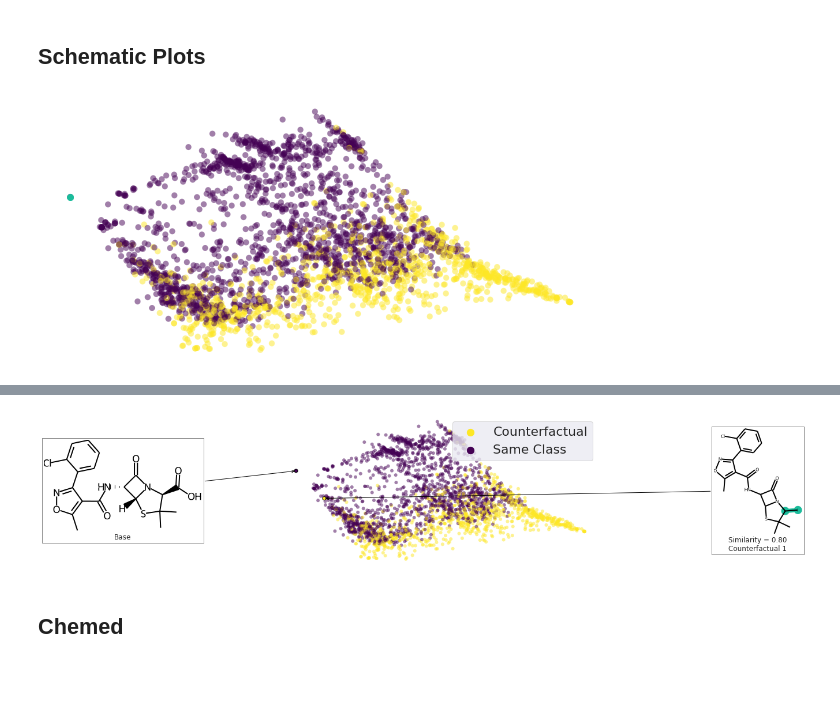
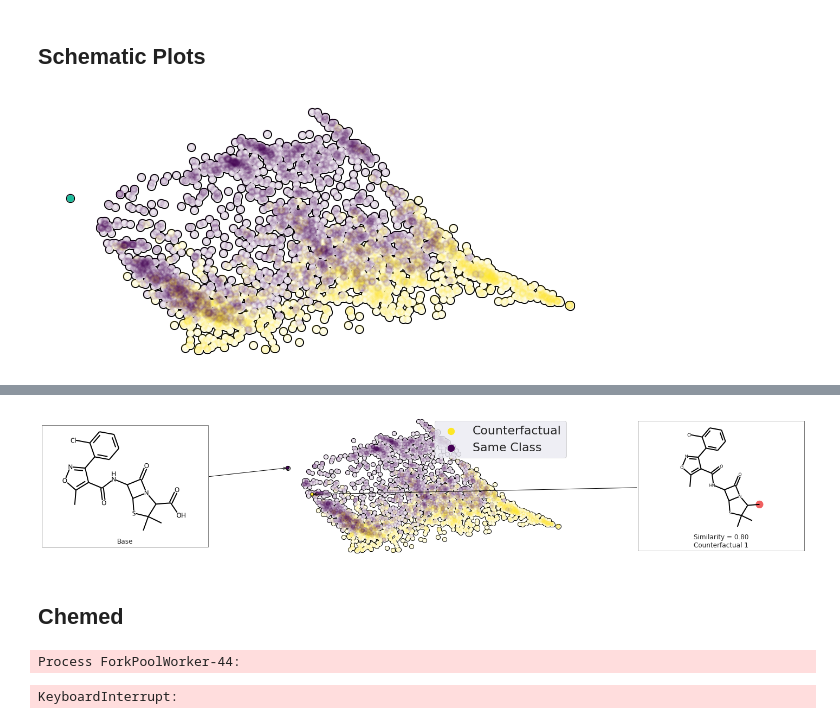
Before and after one commit to ur-whitelab/exmol, a Jupyter notebook: paper/RF.ipynb, the cells around one changed output, grey strips where cells are left out. Cells and saved outputs as stored; diff of their text form; code cells hidden in the pictures; blank space fills up the shorter version.

Commit message:
images generated with insert_svg

```diff
--- a/paper/RF.ipynb
+++ b/paper/RF.ipynb
@@ -117,0 +121,13 @@ plt.savefig('rf-simple.png', dpi=180)
+# %%
+font = {'family' : 'normal',
+        'weight' : 'normal',
+        'size'   : 22}
+exmol.plot_space(space, exps, figure_kwargs=fkw, mol_size=(300,200), offset=0, cartoon=True, rasterized=True)
+plt.scatter([], [], label='Counterfactual', s=150, color=plt.get_cmap('viridis')(1.0))
+plt.scatter([], [], label='Same Class', s=150, color=plt.get_cmap('viridis')(0.0))
+plt.legend(fontsize=22)
+plt.tight_layout()
+svg = exmol.insert_svg(exps, mol_fontsize=14)
+with open('rf-space.svg', 'w') as f:
+    f.write(svg)
+skunk.display(svg)
@@ -131,21 +150,26 @@ fkw = {'figsize': (8,4)}
 font = {'family' : 'normal',
         'weight' : 'normal',
         'size'   : 22}
-exmol.plot_space(space, [], figure_kwargs=fkw, mol_size=(300,200), offset=1)
+exmol.plot_space(space, [], figure_kwargs=fkw, mol_size=(300,200), offset=1, cartoon=True)
 plt.scatter(exps[0].position[0], exps[0].position[1])
 plt.tight_layout()
-plt.savefig('rf-schem-2.png', bbox_inches='tight', dpi=180)
+plt.savefig('rf-scheme-2.png', bbox_inches='tight', dpi=180)
 # %% [output]
-[figure, old version]
+[figure, new version]
 # %%
 fkw = {'figsize': (8,4)}
 font = {'family' : 'normal',
         'weight' : 'normal',
-        'size'   : 22}
-exmol.plot_space(space, exps[:2], figure_kwargs=fkw, mol_size=(300,200), offset=0)
+        'size'   : 22,
+       'dpi': 300}
+exmol.plot_space(space, exps[:2], figure_kwargs=fkw, mol_size=(300,200), offset=0, cartoon=True)
 plt.scatter([], [], label='Counterfactual', s=150, color=plt.get_cmap('viridis')(1.0))
 plt.scatter([], [], label='Same Class', s=150, color=plt.get_cmap('viridis')(0.0))
 plt.legend(fontsize=22)
 plt.tight_layout()
 plt.savefig('rf-schem-3.png', bbox_inches='tight', dpi=180)
+svg = exmol.insert_svg(exps[:2], mol_fontsize=10)
+with open('rf-scheme.svg', 'w') as f:
+    f.write(svg)
+skunk.display(svg)
 # %% [output]
@@ -152,4 +177,10 @@ plt.savefig('rf-schem-3.png', bbox_inches='tight', dpi=180)
-[figure, old version]
+[figure, new version]
 # %% [markdown]
 ## Chemed
+# %%
+cspace = exmol.sample_space('Cc1ccc(cc1Nc2nccc(n2)c3cccnc3)NC(=O)c4ccc(cc4)CN5CCN(CC5)C', model_eval)
+#space = exmol.sample_space(example_neg, model_eval)
+# %% [output]
+Process ForkPoolWorker-44:
+KeyboardInterrupt:
 # %%
```
Also changed, not shown: parts of 14 cells of this notebook, 23 other files.
